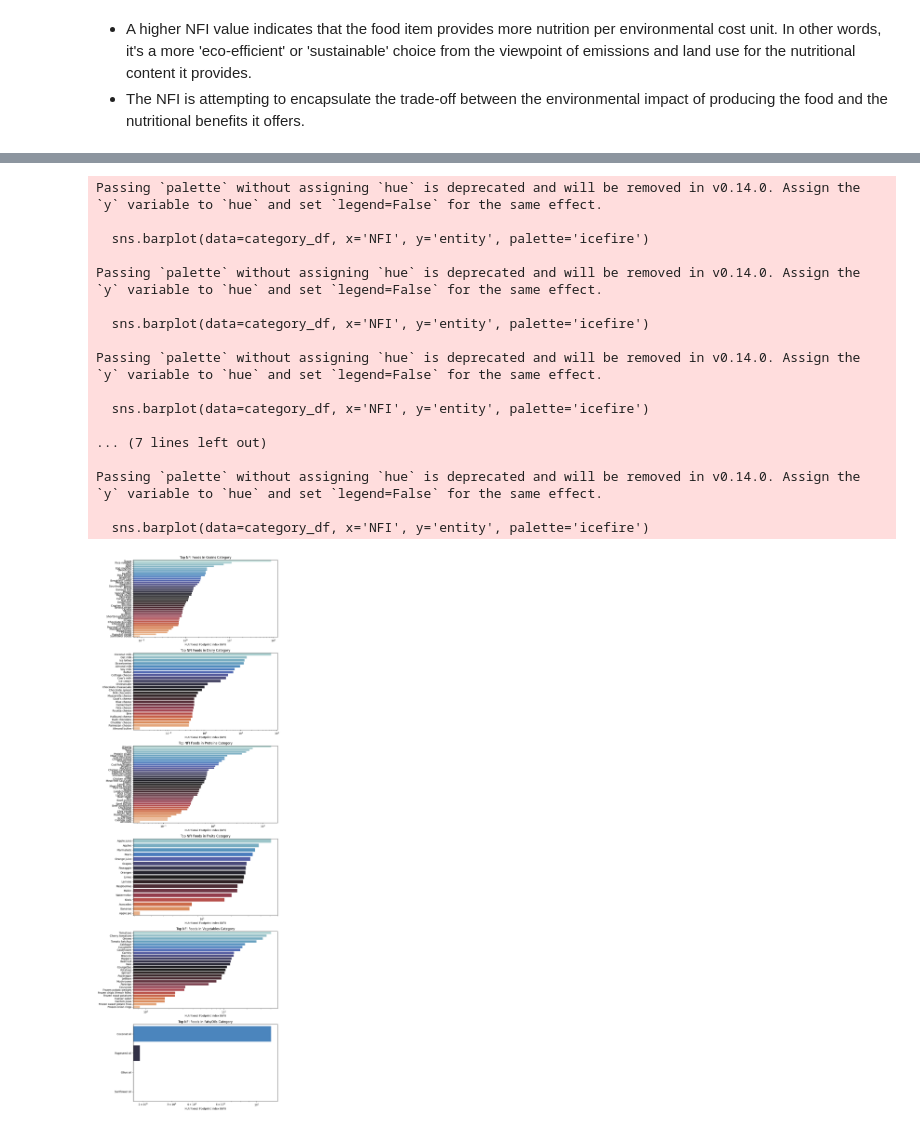
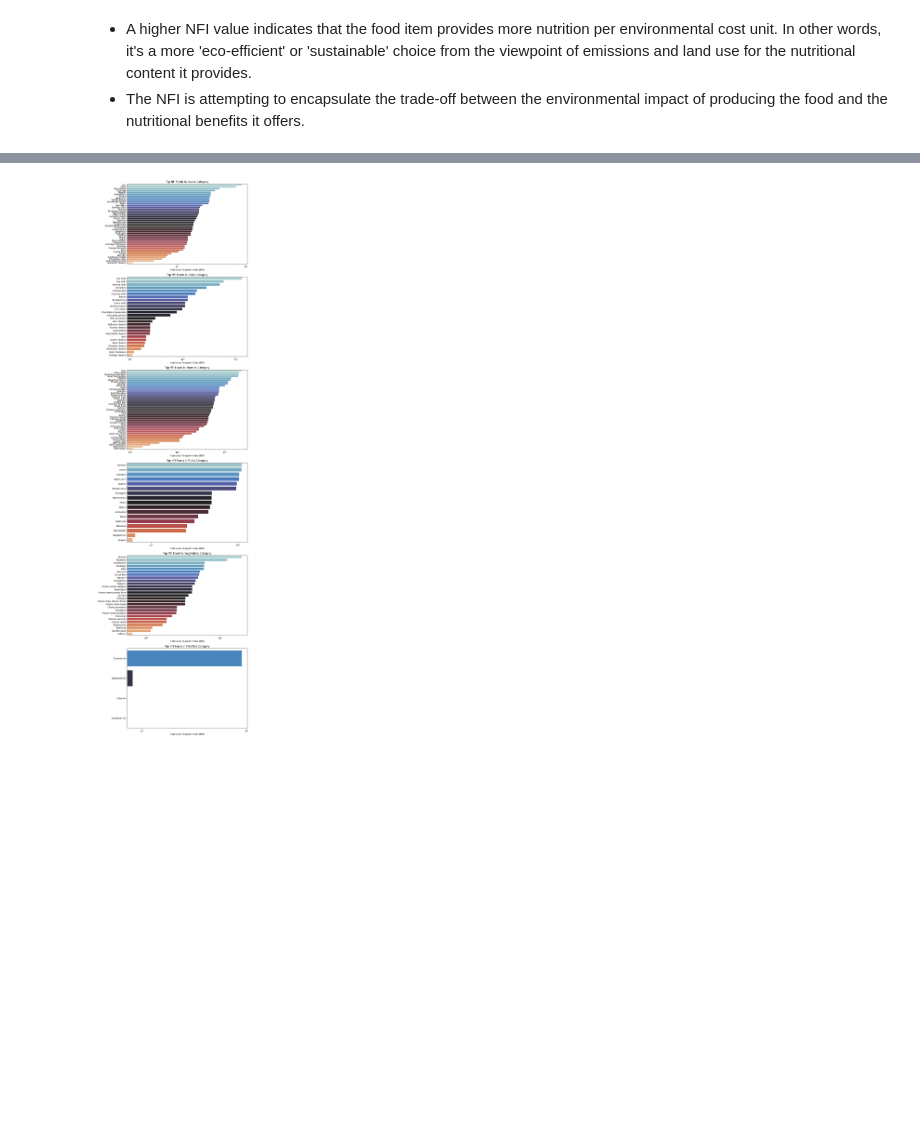
Before and after one commit to jld224/BananaIndex, a Jupyter notebook: BananaIndex.ipynb, the cells around one changed output, grey strips where cells are left out. Drawn from its saved outputs; the diff is of its cells as text; code cells hidden in the pictures; blank space fills up the shorter version.

```diff
--- a/BananaIndex.ipynb
+++ b/BananaIndex.ipynb
@@ -507,7 +471,7 @@ def calculate_nfi_attributes(row, min_env_cost, max_env_cost, min_nutritional_va
     env_cost = (row['emissions_kg'] + row['land_use_kg']) / 2
     nutritional_value = (row['emissions_1000kcal'] + row['emissions_100g_protein'] + row['emissions_100g_fat']) / 3
     normalized_env_cost = (env_cost - min_env_cost) / (max_env_cost - min_env_cost)
-    normalized_nutri_value = (nutritional_value - min_nutritional_value) / (max_nutritional_value - min_nutritional_value)
+    normalized_nutri_value = 1 - (nutritional_value - min_nutritional_value) / (max_nutritional_value - min_nutritional_value)
     nfi = normalized_nutri_value / (normalized_env_cost + 0.0001)  # Avoid division by zero
 
     return nfi
@@ -544,42 +505,25 @@ Passing `palette` without assigning `hue` is deprecated and will be removed in v
 # %%
 # Sort and display the top 50 (or fewer) items by NFI score within each food category
 food_categories = df['Food Category'].unique()  # Extract unique food categories
 # Define subplot rows and columns
 n_rows = len(food_categories)
 
-# Initialize the plot - adjust the figure size if necessary
-plt.figure(figsize=(10, 5 * n_rows))
+# Initialize the plot
+plt.figure(figsize=(10, 6 * n_rows))
 for i, category in enumerate(food_categories, 1):
     category_df = df[df['Food Category'] == category].sort_values(by='NFI', ascending=False).head(50)
 
     plt.subplot(n_rows, 1, i)
 
     sns.barplot(data=category_df, x='NFI', y='entity', palette='icefire')
 
     plt.title(f'Top NFI Foods in {category} Category')
     plt.xlabel('Nutritional Footprint Index (NFI)')
     plt.xscale('log')
     plt.ylabel('')
-    plt.tight_layout()  # Adjust subplots to fit into the figure area
+    plt.tight_layout()
 
 # Show plot
 plt.show()
 # %% [output]
-Passing `palette` without assigning `hue` is deprecated and will be removed in v0.14.0. Assign the `y` variable to `hue` and set `legend=False` for the same effect.
-
-  sns.barplot(data=category_df, x='NFI', y='entity', palette='icefire')
-
-Passing `palette` without assigning `hue` is deprecated and will be removed in v0.14.0. Assign the `y` variable to `hue` and set `legend=False` for the same effect.
-
-  sns.barplot(data=category_df, x='NFI', y='entity', palette='icefire')
-
-Passing `palette` without assigning `hue` is deprecated and will be removed in v0.14.0. Assign the `y` variable to `hue` and set `legend=False` for the same effect.
-
-  sns.barplot(data=category_df, x='NFI', y='entity', palette='icefire')
-
-... (7 lines left out)
-
-Passing `palette` without assigning `hue` is deprecated and will be removed in v0.14.0. Assign the `y` variable to `hue` and set `legend=False` for the same effect.
-
-  sns.barplot(data=category_df, x='NFI', y='entity', palette='icefire')
-[figure, old version]
+[figure, new version]
```
Also changed, not shown: parts of 9 cells of this notebook, 1 other file.
